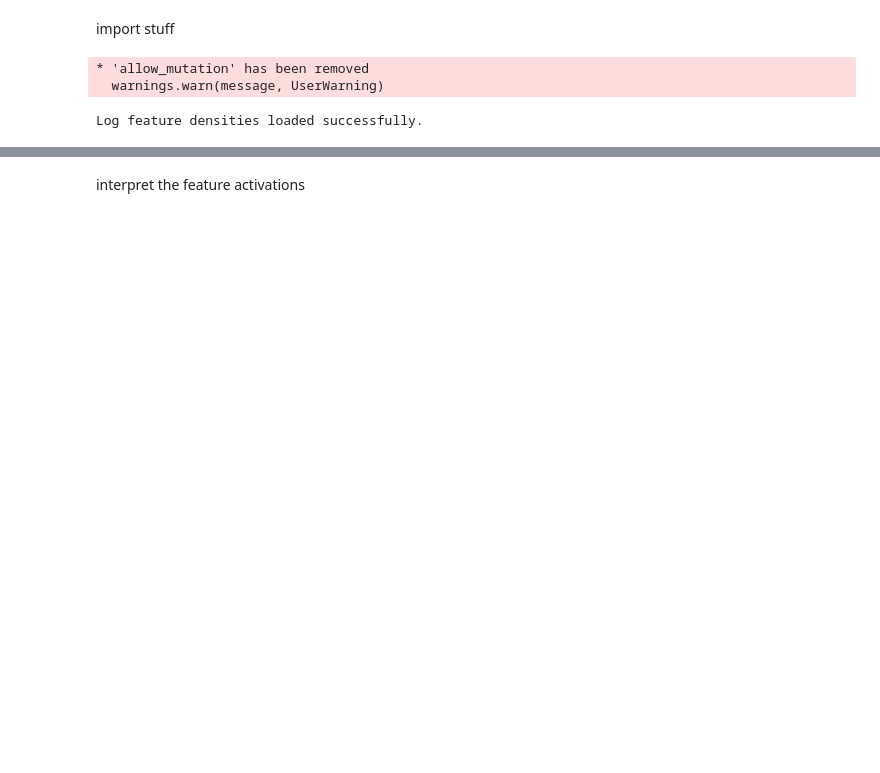
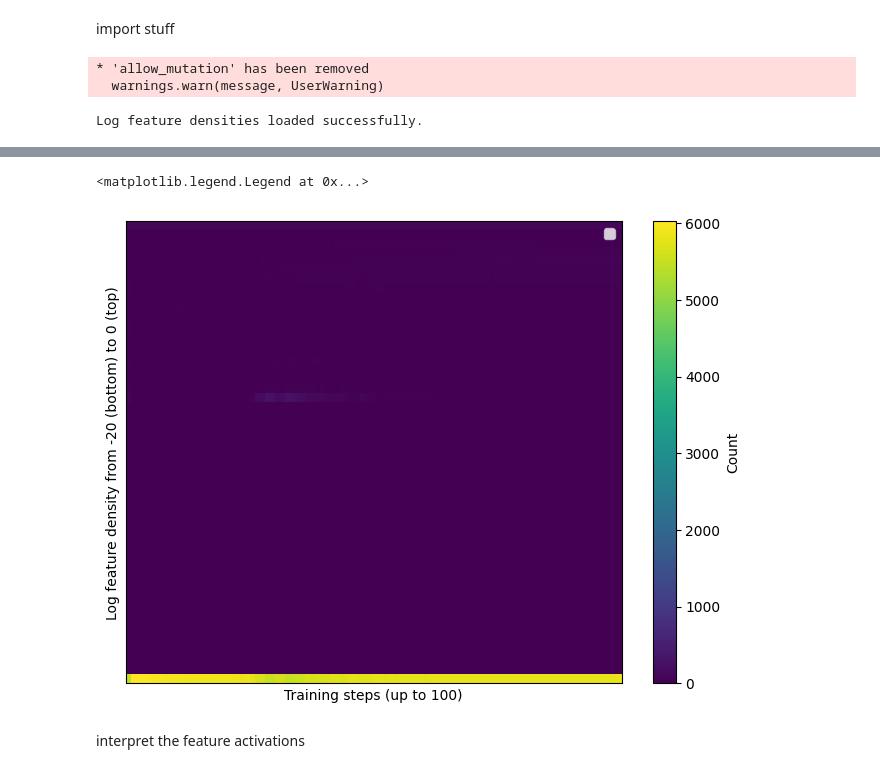
Before and after one commit to josephtey/auto-ed-coder, a Jupyter notebook: encoder_sae/analysis/analysis.ipynb, the cells around one changed output, grey strips where cells are left out. Saved outputs shown, nothing was run; the diff lists cells and outputs as text; code cells hidden in the pictures; blank space fills up the shorter version.

```diff
--- a/encoder_sae/analysis/analysis.ipynb
+++ b/encoder_sae/analysis/analysis.ipynb
@@ -64,0 +72,18 @@ Log feature densities loaded successfully.
+# %%
+ # Convert into a heatmap that has log density on y-axis, training steps on x-axis, and heatmap value being the distribution
+import numpy as np
+min_log = -30
+bins = 50
+
+heatmap = []
+for training_step in log_feature_densities:
+    # print(training_step)
+    binned_vals, _ = np.histogram(training_step, bins=bins, range=(min_log, 0))
+
+    # collect all values below the minimum threshold and put them in one bucket
+    vals_under_min = np.array(training_step) < min_log
+    binned_vals = np.insert(binned_vals, 0, vals_under_min.sum())
+
+    heatmap.append(binned_vals)
+
+res = np.stack(heatmap, axis=0)
@@ -65,3 +110,16 @@ Log feature densities loaded successfully.
+# %%
+plt.figure(figsize=(8, 6))
+plt.imshow(res.T, aspect="auto", cmap="viridis", origin="lower")
+plt.ylabel("Log feature density from -20 (bottom) to 0 (top)")
+plt.xlabel(f"Training steps (up to {res.shape[0]})")
+plt.yticks(ticks=[])
+plt.xticks(ticks=[])
+
+plt.colorbar(label="Count")
+plt.legend(["Log Feature Density Heatmap"], loc="upper right")
+# %% [output]
+<matplotlib.legend.Legend at 0x...>
+[figure, added]
 # %% [markdown]
 interpret the feature activations
 # %%
```
Also changed, not shown: parts of 7 cells of this notebook, 4 other files.
